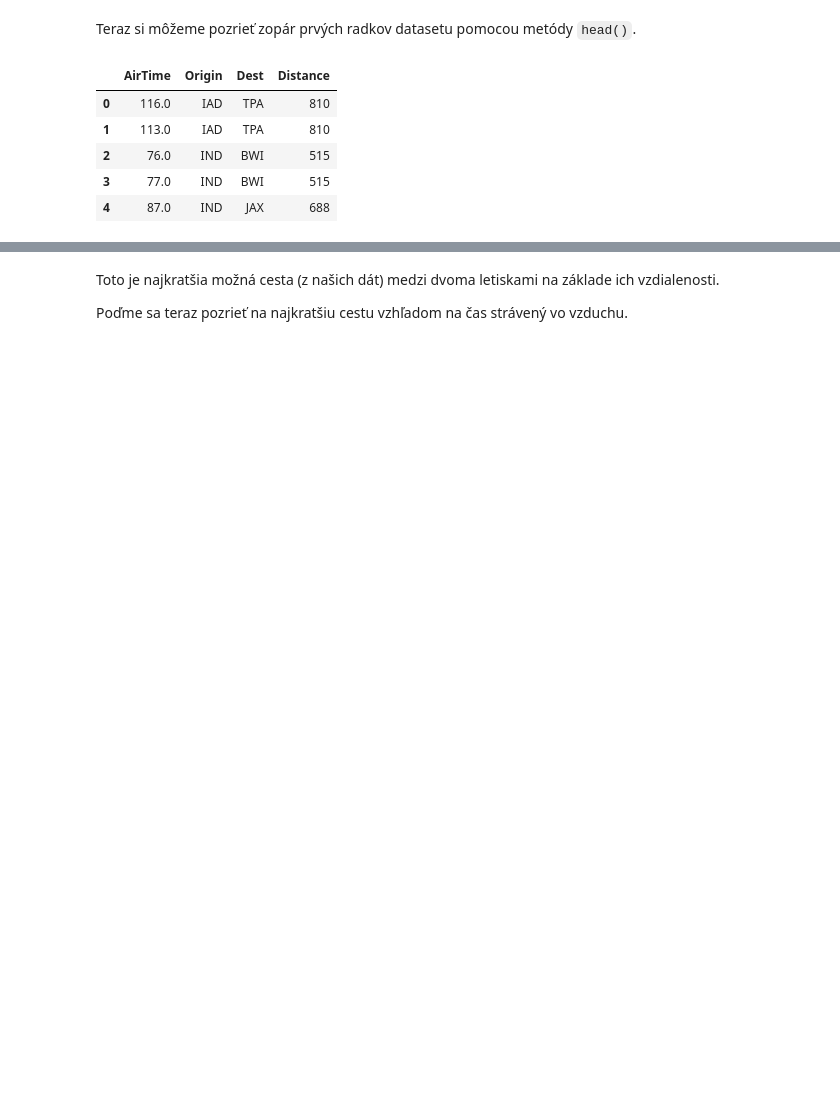
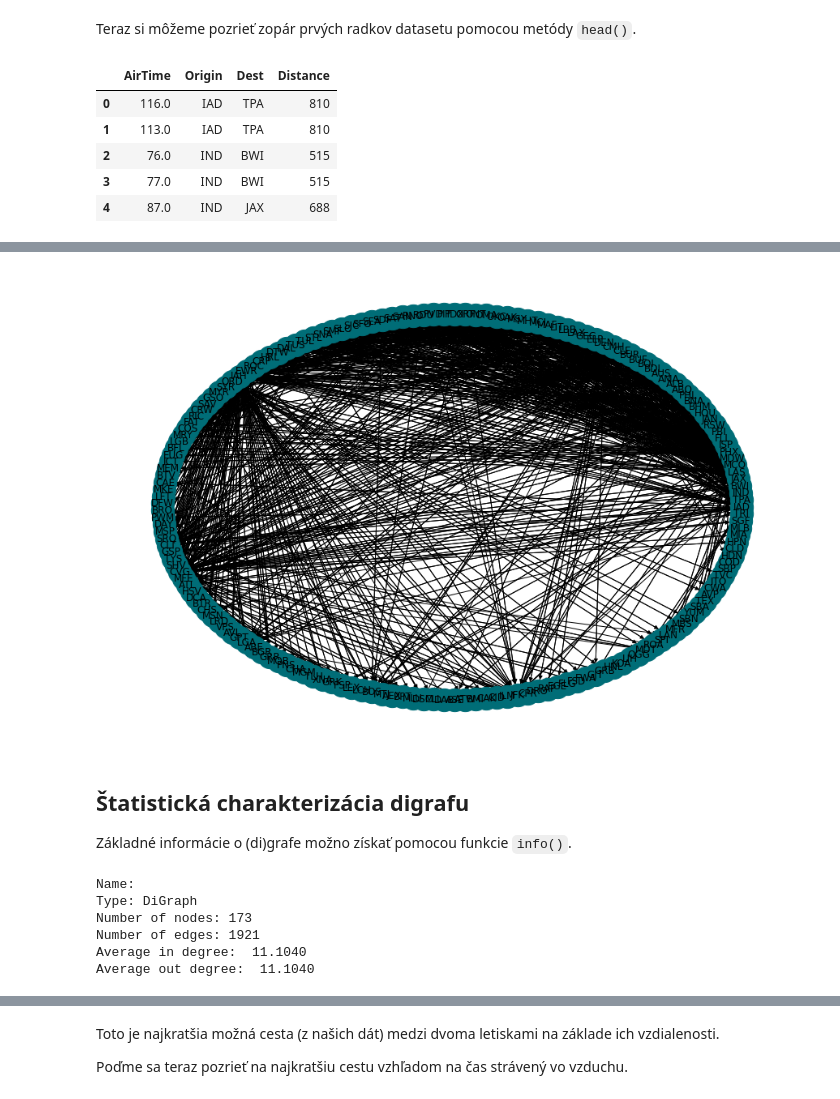
Before and after one commit to abadik/algoritmy-na-sietach, a Jupyter notebook: airlines.ipynb, the cells around one changed output, grey strips where cells are left out. Drawn from its saved outputs; the diff is of its cells as text; code cells hidden in the pictures; blank space fills up the shorter version.

```diff
--- a/airlines.ipynb
+++ b/airlines.ipynb
@@ -59,0 +85,18 @@ nx.draw_networkx(G, with_labels = True)
+# %%
+plt.figure(figsize = (12, 8))
+nx.draw_circular(G, with_labels = True, node_size = 800, node_color = "#006D77")
+# %% [output]
+[figure, added]
+# %% [markdown]
+## Štatistická charakterizácia digrafu
+
+Základné informácie o (di)grafe možno získať pomocou funkcie `info()`.
+# %%
+print(nx.info(G))
+# %% [output]
+Name:
+Type: DiGraph
+Number of nodes: 173
+Number of edges: 1921
+Average in degree:  11.1040
+Average out degree:  11.1040
```
Also changed, not shown: parts of 31 cells of this notebook.
